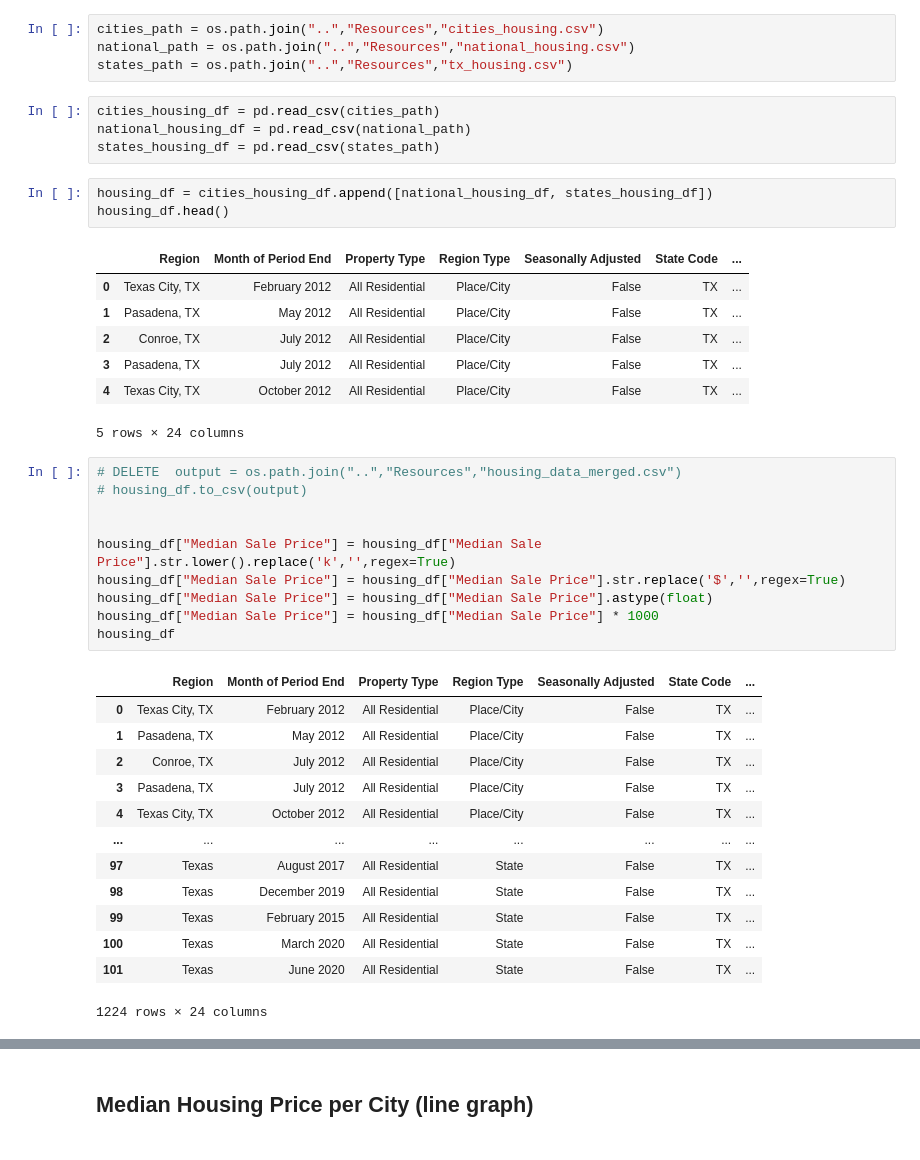
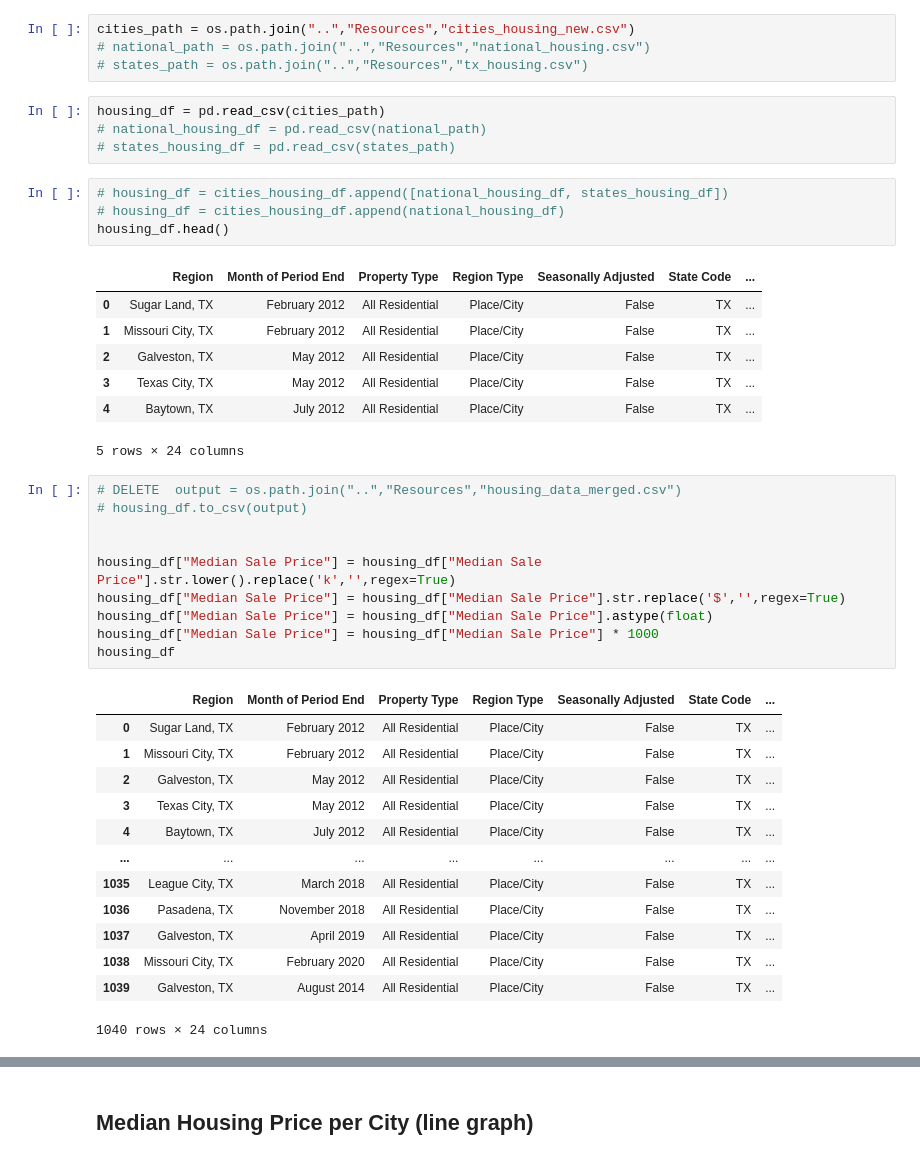
Before and after one commit to andresocorro/project_1, a Jupyter notebook: src_files/HousintMarket.ipynb, the cells around one changed output, grey strips where cells are left out. Cells and saved outputs as stored; diff of their text form.

```diff
--- a/src_files/HousintMarket.ipynb
+++ b/src_files/HousintMarket.ipynb
@@ -9,21 +7,22 @@ from datetime import datetime
 # %%
-cities_path = os.path.join("..","Resources","cities_housing.csv")
-national_path = os.path.join("..","Resources","national_housing.csv")
-states_path = os.path.join("..","Resources","tx_housing.csv")
+cities_path = os.path.join("..","Resources","cities_housing_new.csv")
+# national_path = os.path.join("..","Resources","national_housing.csv")
+# states_path = os.path.join("..","Resources","tx_housing.csv")
 # %%
-cities_housing_df = pd.read_csv(cities_path)
-national_housing_df = pd.read_csv(national_path)
-states_housing_df = pd.read_csv(states_path)
+housing_df = pd.read_csv(cities_path)
+# national_housing_df = pd.read_csv(national_path)
+# states_housing_df = pd.read_csv(states_path)
 # %%
-housing_df = cities_housing_df.append([national_housing_df, states_housing_df])
+# housing_df = cities_housing_df.append([national_housing_df, states_housing_df])
+# housing_df = cities_housing_df.append(national_housing_df)
 housing_df.head()
 # %% [output]
 |  | Region | Month of Period End | Property Type | Region Type | Seasonally Adjusted | State Code | ... |
-| 0 | Texas City, TX | February 2012 | All Residential | Place/City | False | TX | ... |
-| 1 | Pasadena, TX | May 2012 | All Residential | Place/City | False | TX | ... |
-| 2 | Conroe, TX | July 2012 | All Residential | Place/City | False | TX | ... |
-| 3 | Pasadena, TX | July 2012 | All Residential | Place/City | False | TX | ... |
-| 4 | Texas City, TX | October 2012 | All Residential | Place/City | False | TX | ... |
+| 0 | Sugar Land, TX | February 2012 | All Residential | Place/City | False | TX | ... |
+| 1 | Missouri City, TX | February 2012 | All Residential | Place/City | False | TX | ... |
+| 2 | Galveston, TX | May 2012 | All Residential | Place/City | False | TX | ... |
+| 3 | Texas City, TX | May 2012 | All Residential | Place/City | False | TX | ... |
+| 4 | Baytown, TX | July 2012 | All Residential | Place/City | False | TX | ... |
 5 rows × 24 columns
 # %%
 # DELETE  output = os.path.join("..","Resources","housing_data_merged.csv")
@@ -37,18 +36,18 @@ housing_df["Median Sale Price"] = housing_df["Median Sale Price"] * 1000
 housing_df
 # %% [output]
 |  | Region | Month of Period End | Property Type | Region Type | Seasonally Adjusted | State Code | ... |
-| 0 | Texas City, TX | February 2012 | All Residential | Place/City | False | TX | ... |
-| 1 | Pasadena, TX | May 2012 | All Residential | Place/City | False | TX | ... |
-| 2 | Conroe, TX | July 2012 | All Residential | Place/City | False | TX | ... |
-| 3 | Pasadena, TX | July 2012 | All Residential | Place/City | False | TX | ... |
-| 4 | Texas City, TX | October 2012 | All Residential | Place/City | False | TX | ... |
+| 0 | Sugar Land, TX | February 2012 | All Residential | Place/City | False | TX | ... |
+| 1 | Missouri City, TX | February 2012 | All Residential | Place/City | False | TX | ... |
+| 2 | Galveston, TX | May 2012 | All Residential | Place/City | False | TX | ... |
+| 3 | Texas City, TX | May 2012 | All Residential | Place/City | False | TX | ... |
+| 4 | Baytown, TX | July 2012 | All Residential | Place/City | False | TX | ... |
 | ... | ... | ... | ... | ... | ... | ... | ... |
-| 97 | Texas | August 2017 | All Residential | State | False | TX | ... |
-| 98 | Texas | December 2019 | All Residential | State | False | TX | ... |
-| 99 | Texas | February 2015 | All Residential | State | False | TX | ... |
-| 100 | Texas | March 2020 | All Residential | State | False | TX | ... |
-| 101 | Texas | June 2020 | All Residential | State | False | TX | ... |
+| 1035 | League City, TX | March 2018 | All Residential | Place/City | False | TX | ... |
+| 1036 | Pasadena, TX | November 2018 | All Residential | Place/City | False | TX | ... |
+| 1037 | Galveston, TX | April 2019 | All Residential | Place/City | False | TX | ... |
+| 1038 | Missouri City, TX | February 2020 | All Residential | Place/City | False | TX | ... |
+| 1039 | Galveston, TX | August 2014 | All Residential | Place/City | False | TX | ... |
-1224 rows × 24 columns
+1040 rows × 24 columns
 # %%
 housing_df.describe()
 # %% [output]
```
Also changed, not shown: parts of 9 cells of this notebook, 2 other files.
